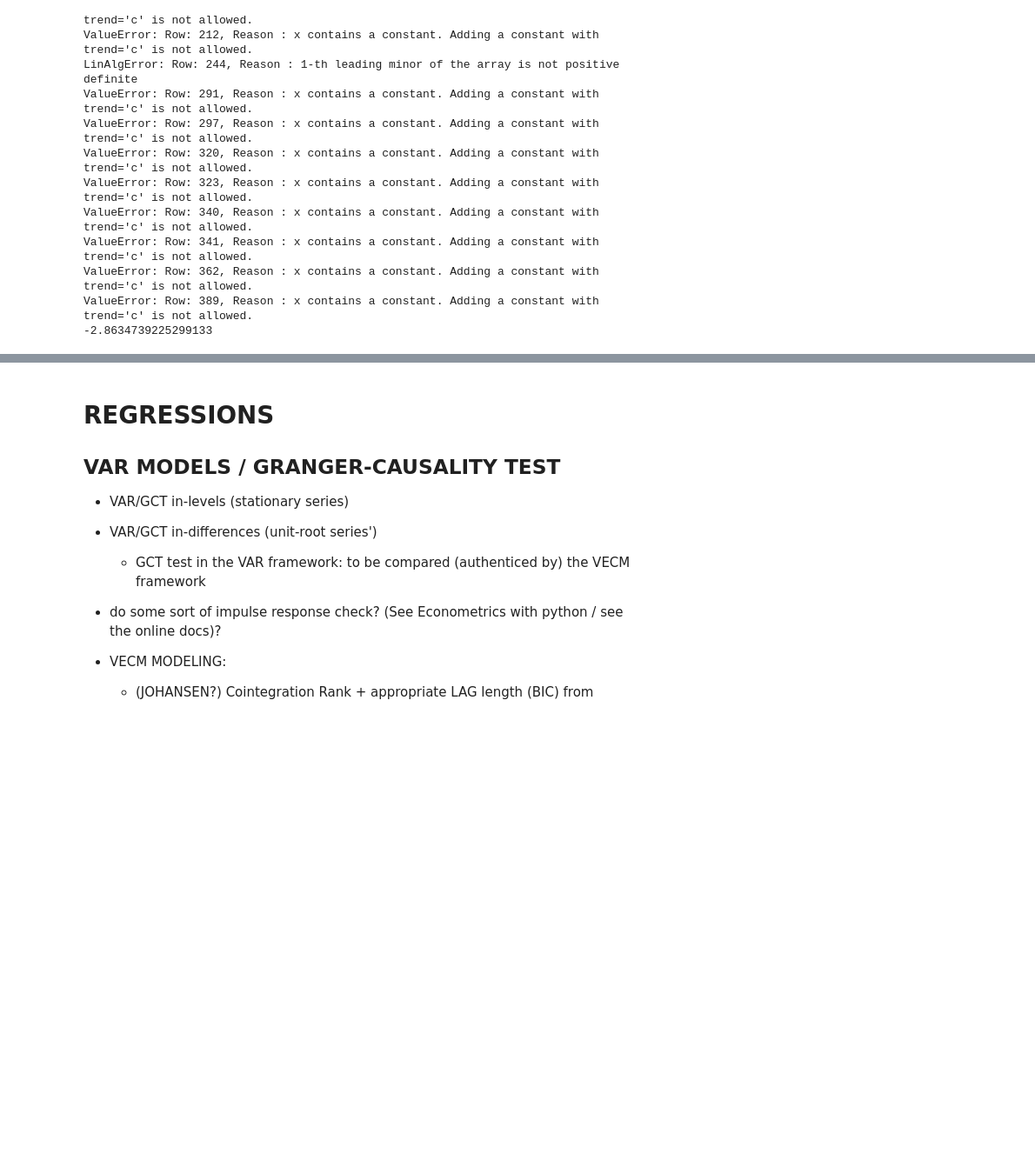
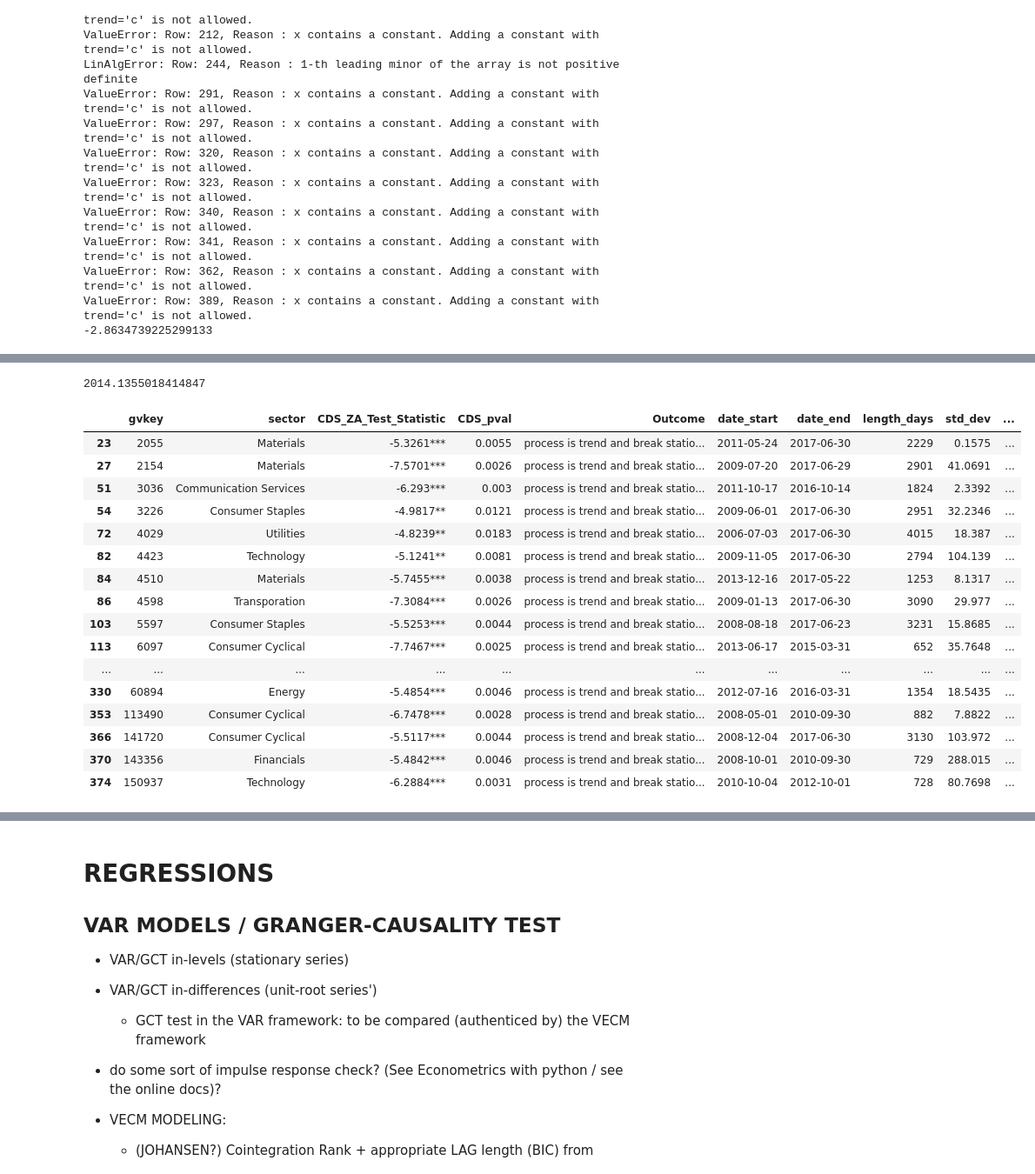
Before and after one commit to Jspano95/Jspano_MScQFin_Thesis, a Jupyter notebook: Jspano_MSc_QuantFin_Public_Github_V1.00.ipynb, the cells around one changed output, grey strips where cells are left out. Shown: that part at 87% size. Cells and saved outputs as stored; diff of their text form; code cells hidden in the pictures; blank space fills up the shorter version.

```diff
--- a/Jspano_MSc_QuantFin_Public_Github_V1.00.ipynb
+++ b/Jspano_MSc_QuantFin_Public_Github_V1.00.ipynb
@@ -1723,0 +1884,24 @@ gvkey176404_za.summary()
+# %%
+gvkey_1045['market_cds_spread'].std()
+# %% [output]
+2014.1355018414847
+# %%
+df_za_results.loc[df_za_results.Outcome=='process is trend and break stationary']
+# %% [output]
+|  | gvkey | sector | CDS_ZA_Test_Statistic | CDS_pval | Outcome | date_start | date_end | length_days | std_dev | ... |
+| 23 | 2055 | Materials | -5.3261*** | 0.0055 | process is trend and break statio... | 2011-05-24 | 2017-06-30 | 2229 | 0.1575 | ... |
+| 27 | 2154 | Materials | -7.5701*** | 0.0026 | process is trend and break statio... | 2009-07-20 | 2017-06-29 | 2901 | 41.0691 | ... |
+| 51 | 3036 | Communication Services | -6.293*** | 0.003 | process is trend and break statio... | 2011-10-17 | 2016-10-14 | 1824 | 2.3392 | ... |
+| 54 | 3226 | Consumer Staples | -4.9817** | 0.0121 | process is trend and break statio... | 2009-06-01 | 2017-06-30 | 2951 | 32.2346 | ... |
+| 72 | 4029 | Utilities | -4.8239** | 0.0183 | process is trend and break statio... | 2006-07-03 | 2017-06-30 | 4015 | 18.387 | ... |
+| 82 | 4423 | Technology | -5.1241** | 0.0081 | process is trend and break statio... | 2009-11-05 | 2017-06-30 | 2794 | 104.139 | ... |
+| 84 | 4510 | Materials | -5.7455*** | 0.0038 | process is trend and break statio... | 2013-12-16 | 2017-05-22 | 1253 | 8.1317 | ... |
+| 86 | 4598 | Transporation | -7.3084*** | 0.0026 | process is trend and break statio... | 2009-01-13 | 2017-06-30 | 3090 | 29.977 | ... |
+| 103 | 5597 | Consumer Staples | -5.5253*** | 0.0044 | process is trend and break statio... | 2008-08-18 | 2017-06-23 | 3231 | 15.8685 | ... |
+| 113 | 6097 | Consumer Cyclical | -7.7467*** | 0.0025 | process is trend and break statio... | 2013-06-17 | 2015-03-31 | 652 | 35.7648 | ... |
+| ... | ... | ... | ... | ... | ... | ... | ... | ... | ... | ... |
+| 330 | 60894 | Energy | -5.4854*** | 0.0046 | process is trend and break statio... | 2012-07-16 | 2016-03-31 | 1354 | 18.5435 | ... |
+| 353 | 113490 | Consumer Cyclical | -6.7478*** | 0.0028 | process is trend and break statio... | 2008-05-01 | 2010-09-30 | 882 | 7.8822 | ... |
+| 366 | 141720 | Consumer Cyclical | -5.5117*** | 0.0044 | process is trend and break statio... | 2008-12-04 | 2017-06-30 | 3130 | 103.972 | ... |
+| 370 | 143356 | Financials | -5.4842*** | 0.0046 | process is trend and break statio... | 2008-10-01 | 2010-09-30 | 729 | 288.015 | ... |
+| 374 | 150937 | Technology | -6.2884*** | 0.0031 | process is trend and break statio... | 2010-10-04 | 2012-10-01 | 728 | 80.7698 | ... |
```
Also changed, not shown: parts of 59 cells of this notebook.
